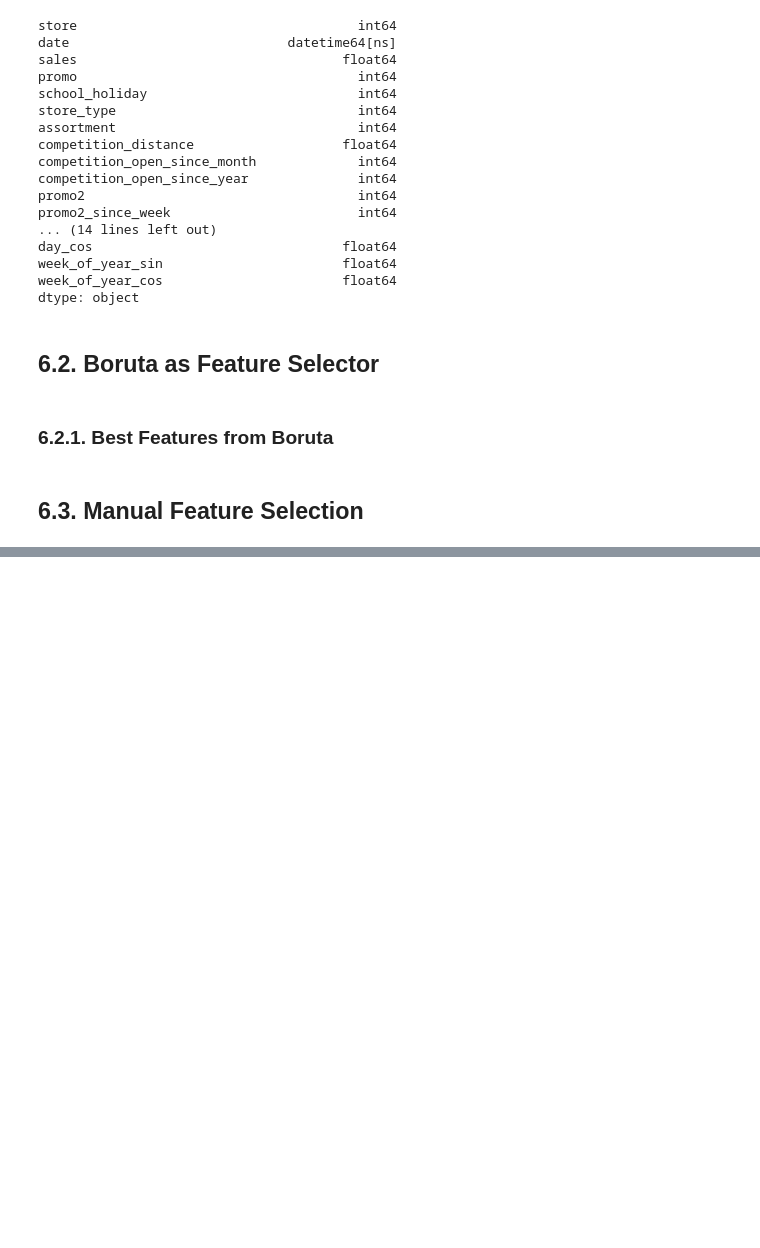
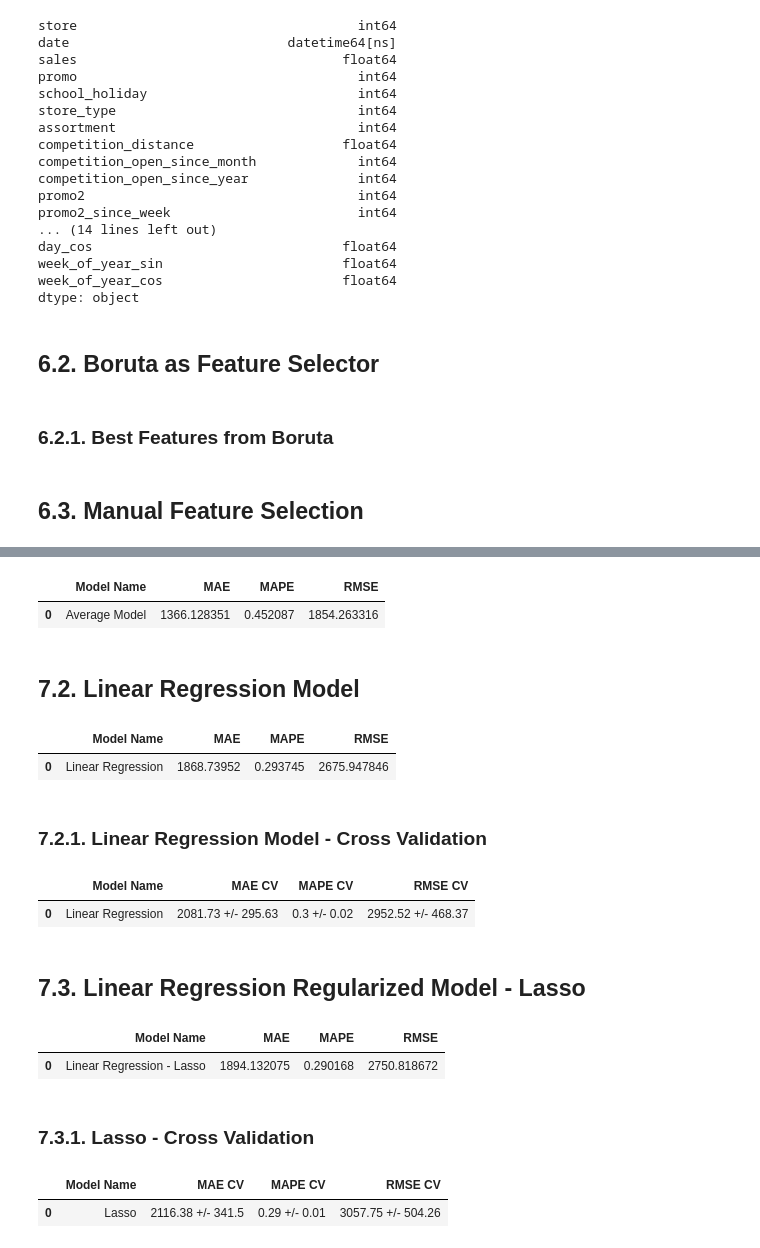
Before and after one commit to martinakbeck/ds_em_producao, a Jupyter notebook: m07_v01_store_sales_prediction.ipynb, the cells around one changed output, grey strips where cells are left out. Cells and saved outputs as stored; diff of their text form; code cells hidden in the pictures; blank space fills up the shorter version.

```diff
--- a/m07_v01_store_sales_prediction.ipynb
+++ b/m07_v01_store_sales_prediction.ipynb
@@ -1138,0 +1131,6 @@ lrr_result
+# %%
+x_train = X_train[cols_selected_boruta]
+x_test = X_test[cols_selected_boruta]
+
+#time series data preparation
+x_training = X_train [cols_selected_boruta]
@@ -1138,0 +1139,57 @@ lrr_result
+# %%
+aux1 = x_test.copy()
+aux1['sales'] = y_test.copy()
+
+#prediction
+aux2 = aux1[['store', 'sales']].groupby('store').mean().reset_index().rename(columns={'sales': 'predictions'})
+aux1 = pd.merge(aux1, aux2, how='left', on='store')
+yhat_baseline = aux1['predictions']
+
+#performance
+baseline_result = ml_error('Average Model', np.expm1(y_test), np.expm1(yhat_baseline))
+
+baseline_result
+# %% [output]
+|  | Model Name | MAE | MAPE | RMSE |
+| 0 | Average Model | 1366.128351 | 0.452087 | 1854.263316 |
+# %% [markdown]
+## 7.2. Linear Regression Model
+# %%
+#model
+lr = LinearRegression().fit(x_train, y_train)
+
+#prediction
+yhat_lr = lr.predict(x_test)
+
+#perfomance
+lr_result = ml_error('Linear Regression', np.expm1(y_test), np.expm1(yhat_lr))
+lr_result
+# %% [output]
+|  | Model Name | MAE | MAPE | RMSE |
+| 0 | Linear Regression | 1868.73952 | 0.293745 | 2675.947846 |
+# %% [markdown]
+### 7.2.1. Linear Regression Model - Cross Validation
+# %%
+lr_result_cv = cross_validation(x_training, 5, 'Linear Regression', lr, verbose=False)
+# %%
+lr_result_cv
+# %% [output]
+|  | Model Name | MAE CV | MAPE CV | RMSE CV |
+| 0 | Linear Regression | 2081.73 +/- 295.63 | 0.3 +/- 0.02 | 2952.52 +/- 468.37 |
+# %% [markdown]
+## 7.3. Linear Regression Regularized Model - Lasso
+# %%
+#model
+lrr = Lasso(alpha=0.01).fit(x_train, y_train)
+
+#prediction
+yhat_lrr = lrr.predict(x_test)
+
+#perfomance
+lrr_result = ml_error('Linear Regression - Lasso', np.expm1(y_test), np.expm1(yhat_lrr))
+lrr_result
+# %% [output]
+|  | Model Name | MAE | MAPE | RMSE |
+| 0 | Linear Regression - Lasso | 1894.132075 | 0.290168 | 2750.818672 |
+# %% [markdown]
+### 7.3.1. Lasso - Cross Validation
@@ -1138,0 +1198,5 @@ lrr_result
+# %%
+lrr_result_cv
+# %% [output]
+|  | Model Name | MAE CV | MAPE CV | RMSE CV |
+| 0 | Lasso | 2116.38 +/- 341.5 | 0.29 +/- 0.01 | 3057.75 +/- 504.26 |
```
Also changed, not shown: parts of 28 cells of this notebook.
